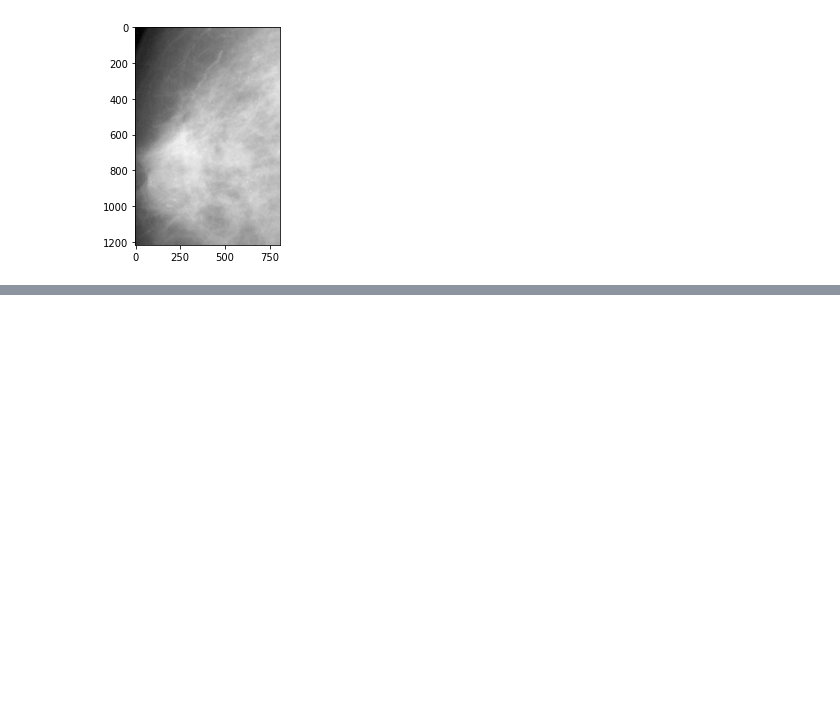
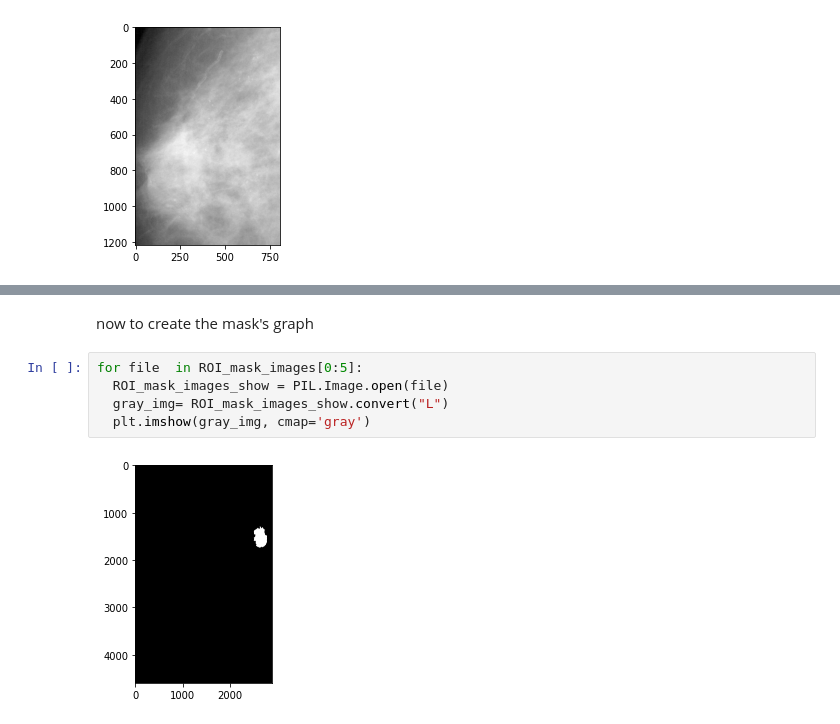
Before and after one commit to Vthanos/B.I.C, a Jupyter notebook: notebooks/classnet.ipynb, the cells around one changed output, grey strips where cells are left out. Cells and saved outputs as stored; diff of their text form; blank space fills up the shorter version.

```diff
--- a/notebooks/classnet.ipynb
+++ b/notebooks/classnet.ipynb
@@ -228,0 +307,9 @@ for file  in cropped_images[0:5]:
+# %% [markdown]
+now to create the mask's graph
+# %%
+for file  in ROI_mask_images[0:5]:
+  ROI_mask_images_show = PIL.Image.open(file)
+  gray_img= ROI_mask_images_show.convert("L")
+  plt.imshow(gray_img, cmap='gray')
+# %% [output]
+[figure, added]
```
Also changed, not shown: parts of 22 cells of this notebook.
